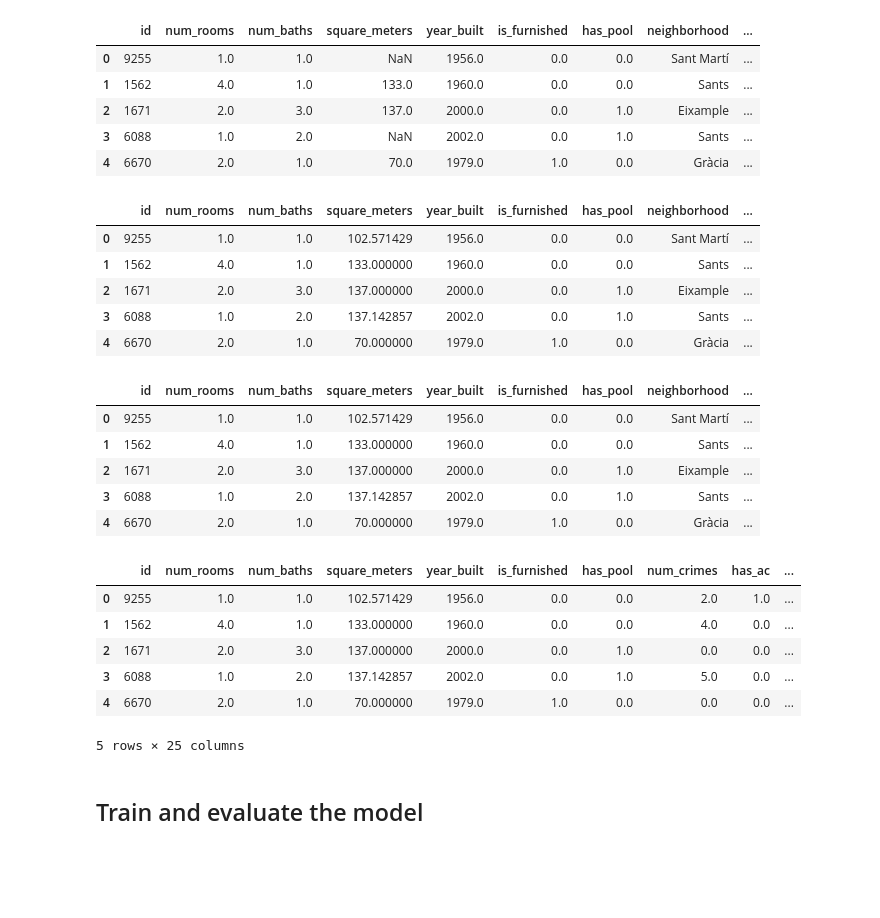
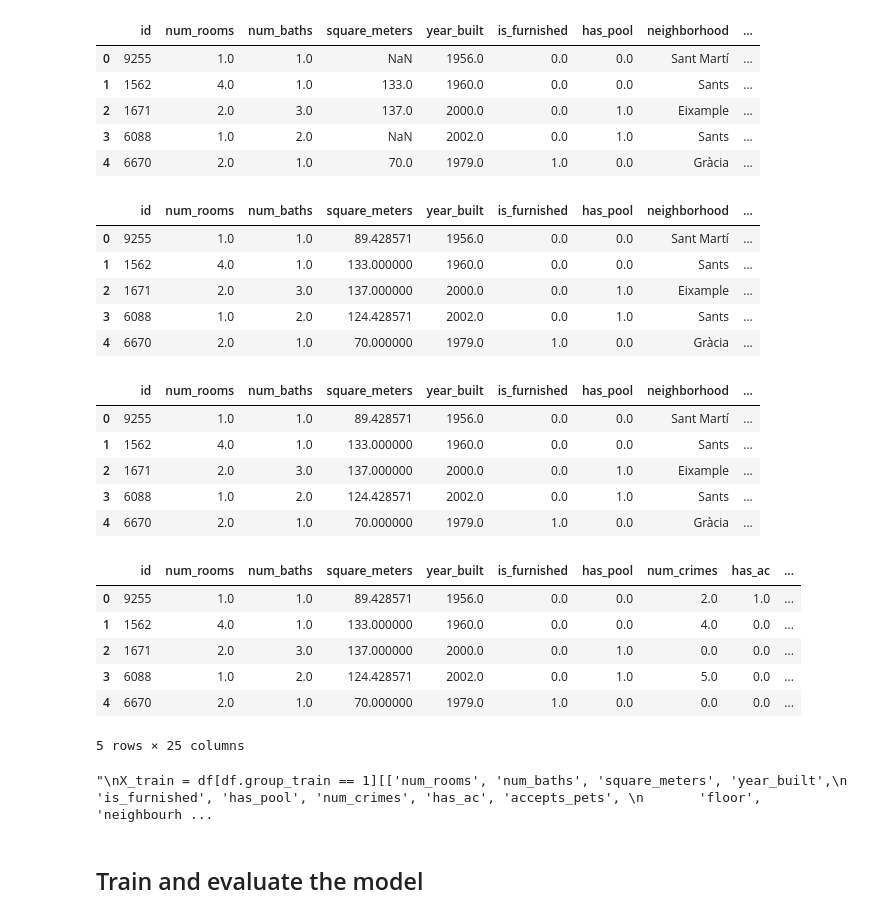
Before and after one commit to viktoriia-yuzkiv/Predicting-Apartment-Prices-in-Barcelona, a Jupyter notebook: Predicting Apartment Prices in Barcelona 2023.ipynb, the cells around one changed output. Cells and saved outputs as stored; diff of their text form; code cells hidden in the pictures; blank space fills up the shorter version.

Commit message:
Remove price from KNN, update predictions

```diff
--- a/Predicting Apartment Prices in Barcelona 2023.ipynb
+++ b/Predicting Apartment Prices in Barcelona 2023.ipynb
@@ -288,7 +288,7 @@ def replace_outliers(df, columns):
     return df
 
 # Specify the columns for which you want to replace outliers with NaN
-columns_to_replace_outliers = ['num_rooms', 'num_baths', 'square_meters', 'year_built', 'num_crimes', 'floor', 'price', 'num_supermarkets']
+columns_to_replace_outliers = ['num_rooms', 'num_baths', 'square_meters', 'year_built', 'num_crimes', 'floor', 'num_supermarkets']
 
 df = replace_outliers(df, columns_to_replace_outliers)
 df.head()
@@ -320,34 +320,34 @@ df.head()
 # %%
 def impute_missing_values(df_to_impute, columns):
     # Initialize the StandardScaler to standardize the numerical columns
     scaler = StandardScaler()
 
     # Fit and transform the scaler on the selected numerical columns
     df_to_impute[columns] = scaler.fit_transform(df_to_impute[columns])
 
     # Initialize the KNNImputer with the number of neighbors (k) you prefer
     knn_imputer = KNNImputer(n_neighbors=7)  # You can adjust the value of 'n_neighbors'
 
     # Fit and transform the imputer on the standardized numerical columns
     df_to_impute[columns] = knn_imputer.fit_transform(df_to_impute[columns])
 
     # Inverse transform the standardized data to get the imputed values back to the original scale
     df_to_impute[columns] = scaler.inverse_transform(df_to_impute[columns])
 
     return df_to_impute
 
 # Select the numerical columns you want to impute missing values for
 numerical_columns = ['num_rooms', 'num_baths', 'square_meters', 'year_built',
-                     'num_crimes',  'floor', 'is_furnished', 'has_pool', 'has_ac', 'accepts_pets', 'price']
+                     'num_crimes',  'floor', 'is_furnished', 'has_pool', 'has_ac', 'accepts_pets']
 
 df = impute_missing_values(df, numerical_columns)
 df.head()
 # %% [output]
 |  | id | num_rooms | num_baths | square_meters | year_built | is_furnished | has_pool | neighborhood | ... |
-| 0 | 9255 | 1.0 | 1.0 | 102.571429 | 1956.0 | 0.0 | 0.0 | Sant Martí | ... |
+| 0 | 9255 | 1.0 | 1.0 | 89.428571 | 1956.0 | 0.0 | 0.0 | Sant Martí | ... |
 | 1 | 1562 | 4.0 | 1.0 | 133.000000 | 1960.0 | 0.0 | 0.0 | Sants | ... |
 | 2 | 1671 | 2.0 | 3.0 | 137.000000 | 2000.0 | 0.0 | 1.0 | Eixample | ... |
-| 3 | 6088 | 1.0 | 2.0 | 137.142857 | 2002.0 | 0.0 | 1.0 | Sants | ... |
+| 3 | 6088 | 1.0 | 2.0 | 124.428571 | 2002.0 | 0.0 | 1.0 | Sants | ... |
 | 4 | 6670 | 2.0 | 1.0 | 70.000000 | 1979.0 | 1.0 | 0.0 | Gràcia | ... |
 # %%
 def impute_categorical_columns(df):
@@ -366,10 +366,10 @@ df = impute_categorical_columns(df)
 df.head()
 # %% [output]
 |  | id | num_rooms | num_baths | square_meters | year_built | is_furnished | has_pool | neighborhood | ... |
-| 0 | 9255 | 1.0 | 1.0 | 102.571429 | 1956.0 | 0.0 | 0.0 | Sant Martí | ... |
+| 0 | 9255 | 1.0 | 1.0 | 89.428571 | 1956.0 | 0.0 | 0.0 | Sant Martí | ... |
 | 1 | 1562 | 4.0 | 1.0 | 133.000000 | 1960.0 | 0.0 | 0.0 | Sants | ... |
 | 2 | 1671 | 2.0 | 3.0 | 137.000000 | 2000.0 | 0.0 | 1.0 | Eixample | ... |
-| 3 | 6088 | 1.0 | 2.0 | 137.142857 | 2002.0 | 0.0 | 1.0 | Sants | ... |
+| 3 | 6088 | 1.0 | 2.0 | 124.428571 | 2002.0 | 0.0 | 1.0 | Sants | ... |
 | 4 | 6670 | 2.0 | 1.0 | 70.000000 | 1979.0 | 1.0 | 0.0 | Gràcia | ... |
 # %%
 # Imputing 'num_supermarkets' using mean number of supermarkets based on neighborhood
@@ -388,10 +388,10 @@ df = get_dummies(df)
 df.head()
 # %% [output]
 |  | id | num_rooms | num_baths | square_meters | year_built | is_furnished | has_pool | num_crimes | has_ac | ... |
-| 0 | 9255 | 1.0 | 1.0 | 102.571429 | 1956.0 | 0.0 | 0.0 | 2.0 | 1.0 | ... |
+| 0 | 9255 | 1.0 | 1.0 | 89.428571 | 1956.0 | 0.0 | 0.0 | 2.0 | 1.0 | ... |
 | 1 | 1562 | 4.0 | 1.0 | 133.000000 | 1960.0 | 0.0 | 0.0 | 4.0 | 0.0 | ... |
 | 2 | 1671 | 2.0 | 3.0 | 137.000000 | 2000.0 | 0.0 | 1.0 | 0.0 | 0.0 | ... |
-| 3 | 6088 | 1.0 | 2.0 | 137.142857 | 2002.0 | 0.0 | 1.0 | 5.0 | 0.0 | ... |
+| 3 | 6088 | 1.0 | 2.0 | 124.428571 | 2002.0 | 0.0 | 1.0 | 5.0 | 0.0 | ... |
 | 4 | 6670 | 2.0 | 1.0 | 70.000000 | 1979.0 | 1.0 | 0.0 | 0.0 | 0.0 | ... |
 5 rows × 25 columns
 # %%
@@ -422,6 +422,8 @@ X_test_to_predict = df[df.group_test == 1][['num_rooms', 'num_baths', 'square_me
        'is_furnished', 'has_pool', 'num_crimes', 'has_ac', 'accepts_pets',
        'floor', 'neighbourhood_means', 'num_supermarkets']]
 '''
+# %% [output]
+"\nX_train = df[df.group_train == 1][['num_rooms', 'num_baths', 'square_meters', 'year_built',\n       'is_furnished', 'has_pool', 'num_crimes', 'has_ac', 'accepts_pets', \n       'floor', 'neighbourh ...
 # %%
 # Split train dataset into train and test sets itself
 X_train, X_test, y_train, y_test = train_test_split(X_train, y_train, test_size=0.2, random_state=42)
```
Also changed, not shown: parts of 4 cells of this notebook, 3 other files.
